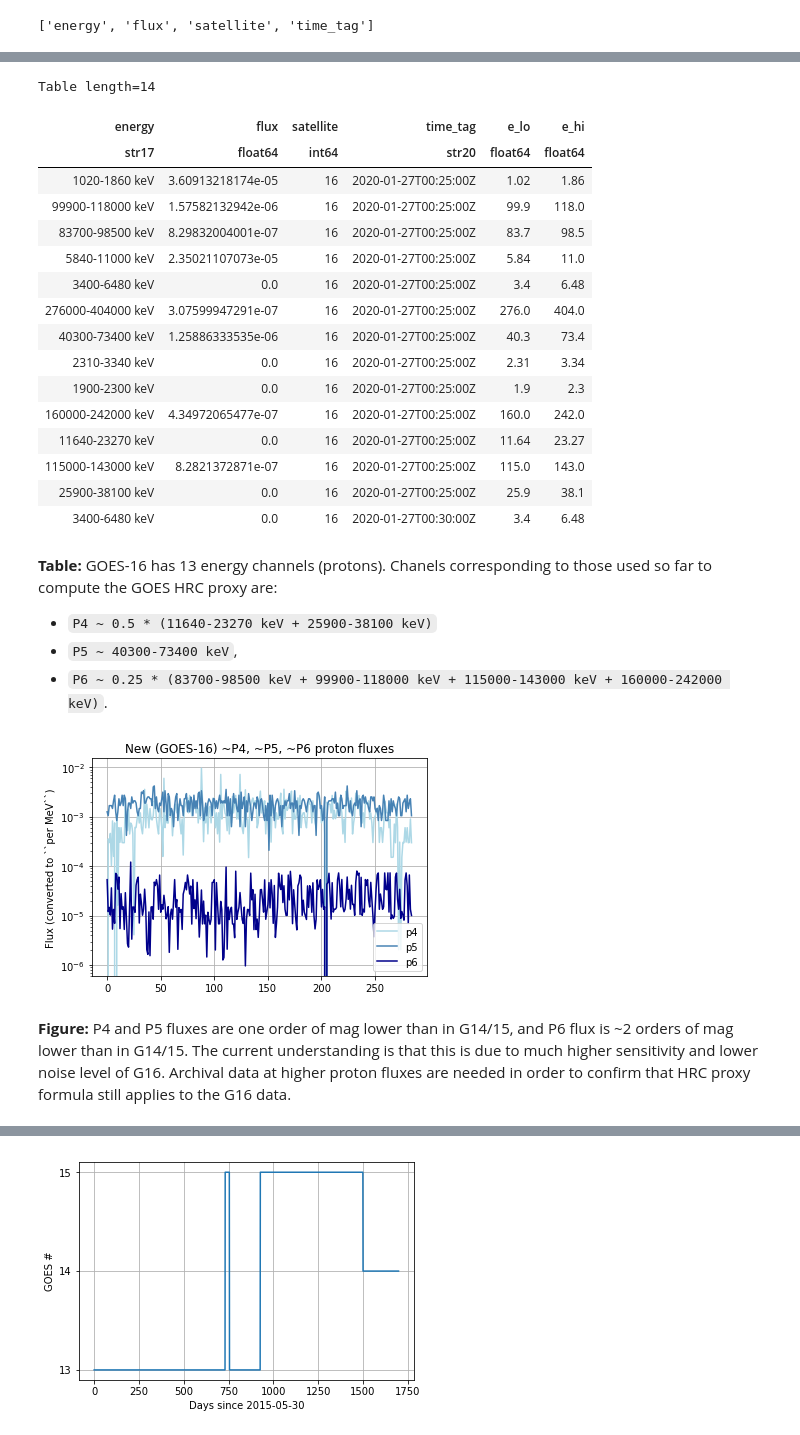
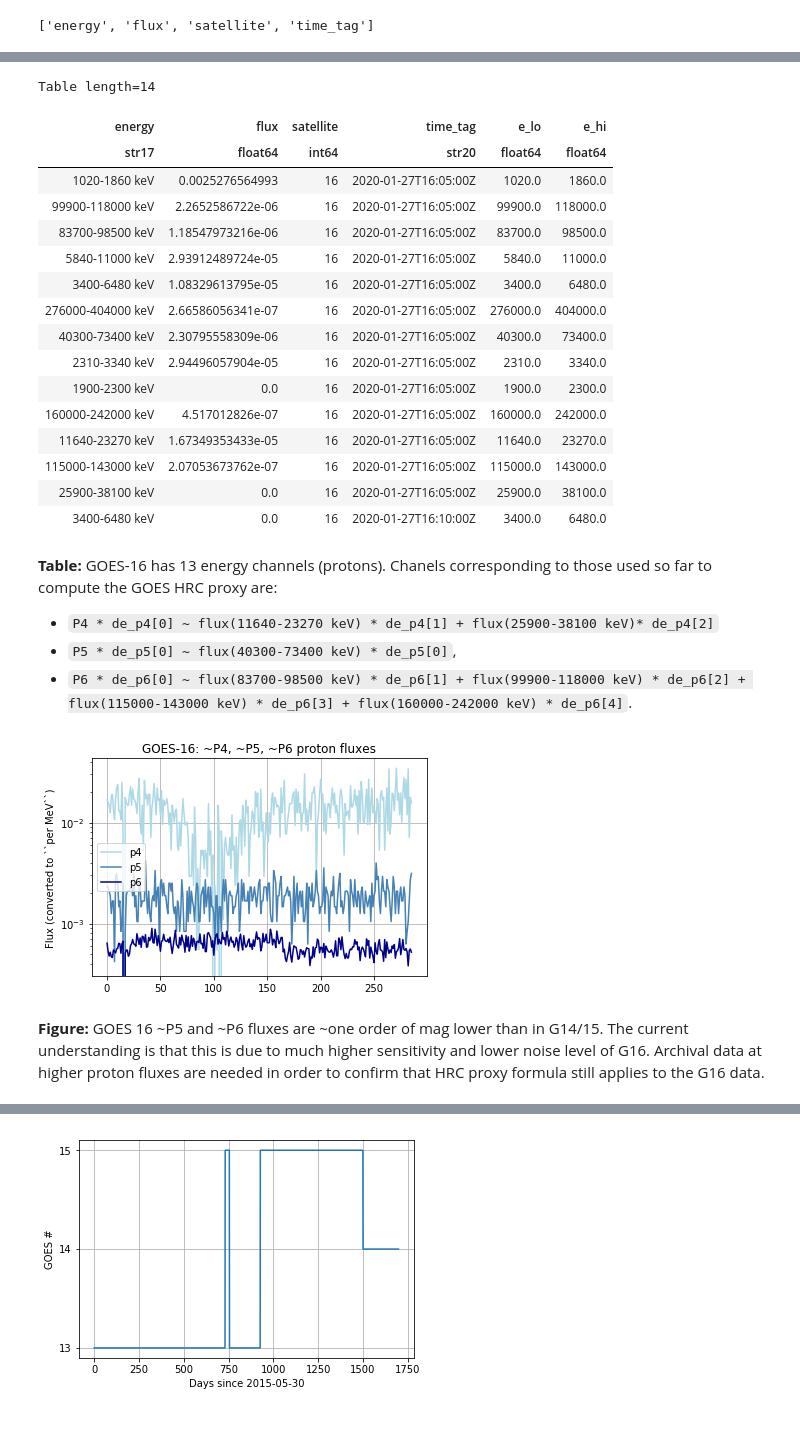
Before and after one commit to chandra-mta/mtanb, a Jupyter notebook: g16-hrc-proxy/g16-hrc-proxy.ipynb, the cells around one changed output, grey strips where cells are left out. Cells and saved outputs as stored; diff of their text form; code cells hidden in the pictures.

Commit message:
Corrected G16 P4, P5, P6 flux computation, added archival GOES data file

```diff
--- a/g16-hrc-proxy/g16-hrc-proxy.ipynb
+++ b/g16-hrc-proxy/g16-hrc-proxy.ipynb
@@ -251,8 +251,8 @@ ehis = []
 for row in t['energy']:
     tmp = row.split(' ')
     items = tmp[0].split('-')
-    elos.append(float(items[0]) / 1000) # convert from keV to MeV
-    ehis.append(float(items[1]) / 1000)
+    elos.append(float(items[0]))
+    ehis.append(float(items[1]))
 # %%
 t['e_lo'] = elos
 t['e_hi'] = ehis
@@ -264,39 +264,49 @@ t[:14]
 Table length=14
 | energy | flux | satellite | time_tag | e_lo | e_hi |
 | str17 | float64 | int64 | str20 | float64 | float64 |
-| 1020-1860 keV | 3.60913218174e-05 | 16 | 2020-01-27T00:25:00Z | 1.02 | 1.86 |
-| 99900-118000 keV | 1.57582132942e-06 | 16 | 2020-01-27T00:25:00Z | 99.9 | 118.0 |
-| 83700-98500 keV | 8.29832004001e-07 | 16 | 2020-01-27T00:25:00Z | 83.7 | 98.5 |
-| 5840-11000 keV | 2.35021107073e-05 | 16 | 2020-01-27T00:25:00Z | 5.84 | 11.0 |
-| 3400-6480 keV | 0.0 | 16 | 2020-01-27T00:25:00Z | 3.4 | 6.48 |
-| 276000-404000 keV | 3.07599947291e-07 | 16 | 2020-01-27T00:25:00Z | 276.0 | 404.0 |
-| 40300-73400 keV | 1.25886333535e-06 | 16 | 2020-01-27T00:25:00Z | 40.3 | 73.4 |
-| 2310-3340 keV | 0.0 | 16 | 2020-01-27T00:25:00Z | 2.31 | 3.34 |
-| 1900-2300 keV | 0.0 | 16 | 2020-01-27T00:25:00Z | 1.9 | 2.3 |
-| 160000-242000 keV | 4.34972065477e-07 | 16 | 2020-01-27T00:25:00Z | 160.0 | 242.0 |
-| 11640-23270 keV | 0.0 | 16 | 2020-01-27T00:25:00Z | 11.64 | 23.27 |
-| 115000-143000 keV | 8.2821372871e-07 | 16 | 2020-01-27T00:25:00Z | 115.0 | 143.0 |
-| 25900-38100 keV | 0.0 | 16 | 2020-01-27T00:25:00Z | 25.9 | 38.1 |
-| 3400-6480 keV | 0.0 | 16 | 2020-01-27T00:30:00Z | 3.4 | 6.48 |
+| 1020-1860 keV | 0.0025276564993 | 16 | 2020-01-27T16:05:00Z | 1020.0 | 1860.0 |
+| 99900-118000 keV | 2.2652586722e-06 | 16 | 2020-01-27T16:05:00Z | 99900.0 | 118000.0 |
+| 83700-98500 keV | 1.18547973216e-06 | 16 | 2020-01-27T16:05:00Z | 83700.0 | 98500.0 |
+| 5840-11000 keV | 2.93912489724e-05 | 16 | 2020-01-27T16:05:00Z | 5840.0 | 11000.0 |
+| 3400-6480 keV | 1.08329613795e-05 | 16 | 2020-01-27T16:05:00Z | 3400.0 | 6480.0 |
+| 276000-404000 keV | 2.66586056341e-07 | 16 | 2020-01-27T16:05:00Z | 276000.0 | 404000.0 |
+| 40300-73400 keV | 2.30795558309e-06 | 16 | 2020-01-27T16:05:00Z | 40300.0 | 73400.0 |
+| 2310-3340 keV | 2.94496057904e-05 | 16 | 2020-01-27T16:05:00Z | 2310.0 | 3340.0 |
+| 1900-2300 keV | 0.0 | 16 | 2020-01-27T16:05:00Z | 1900.0 | 2300.0 |
+| 160000-242000 keV | 4.517012826e-07 | 16 | 2020-01-27T16:05:00Z | 160000.0 | 242000.0 |
+| 11640-23270 keV | 1.67349353433e-05 | 16 | 2020-01-27T16:05:00Z | 11640.0 | 23270.0 |
+| 115000-143000 keV | 2.07053673762e-07 | 16 | 2020-01-27T16:05:00Z | 115000.0 | 143000.0 |
+| 25900-38100 keV | 0.0 | 16 | 2020-01-27T16:05:00Z | 25900.0 | 38100.0 |
+| 3400-6480 keV | 0.0 | 16 | 2020-01-27T16:10:00Z | 3400.0 | 6480.0 |
 # %% [markdown]
 __Table:__ GOES-16 has 13 energy channels (protons). Chanels corresponding to those used so far to compute the GOES HRC proxy are:
-  * ``P4 ~ 0.5 * (11640-23270 keV + 25900-38100 keV)``
-  * ``P5 ~ 40300-73400 keV``,
-  * ``P6 ~ 0.25 * (83700-98500 keV + 99900-118000 keV + 115000-143000 keV + 160000-242000 keV)``.
+  * ``P4 * de_p4[0] ~ flux(11640-23270 keV) * de_p4[1] + flux(25900-38100 keV)* de_p4[2]``
+  * ``P5 * de_p5[0] ~ flux(40300-73400 keV) * de_p5[0]``,
+  * ``P6 * de_p6[0] ~ flux(83700-98500 keV) * de_p6[1] + flux(99900-118000 keV) * de_p6[2] + flux(115000-143000 keV) * de_p6[3] + flux(160000-242000 keV) * de_p6[4]``.
+# %%
+de_p4 = 23270 - 11640
+de_p5 = 73400 - 40300
+de_p6 = 242000 - 83700
 # %%
 p4_flux = 0
 p5_flux = 0
 p6_flux = 0
 rows = []
 row = []
+
 time_tag = t['time_tag'][0]
 
 for entry in t:
     if entry['time_tag'] != time_tag:
+        # Averages
+        p4_flux = p4_flux / de_p4
+        p5_flux = p5_flux / de_p5
+        p6_flux = p6_flux / de_p6
+        # Save fluxes in ``per MeV``
         rows.append(['p4', p4_flux * 1000, 16, time_tag, 11.6, 23.27])
         rows.append(['p5', p5_flux * 1000, 16, time_tag, 40.3, 73.4])
         rows.append(['p6', p6_flux * 1000, 16, time_tag, 83.7, 242])
-        # Convert fluxes from ``per keV`` to ``per MeV``
+        # Use fluxes converted from ``per keV`` to ``per MeV``
         hrc_proxy = calc_hrc_proxy(p4_flux * 1000, p5_flux * 1000, p6_flux * 1000)
         rows.append(['hrc_proxy', hrc_proxy, 16, time_tag, 11.6, 242])
         p4_flux = 0
@@ -304,39 +314,36 @@ for entry in t:
         p6_flux = 0
         time_tag = entry['time_tag']
 
-    if entry['energy'] in ('11640-23270 keV', '25900-38100 keV'):
-        p4_flux += entry['flux']
-    if entry['energy'] == '40300-73400 keV':
-        p5_flux = entry['flux']
-    if entry['energy'] in ('83700-98500 keV', '99900-118000 keV',
-                           '115000-143000 keV', '160000-242000 keV'):
-        p6_flux += entry['flux']
-
-    # Averages
-    p4_flux /= 2
-    p6_flux /= 4
+    energy = entry['energy']
+    if energy in ('11640-23270 keV', '25900-38100 keV'):
+        p4_flux += entry['flux'] * (entry['e_hi'] - entry['e_lo'])
+    if energy == '40300-73400 keV':
+        p5_flux = entry['flux'] * (entry['e_hi'] - entry['e_lo'])
+    if energy in ('83700-98500 keV', '99900-118000 keV',
+                  '115000-143000 keV', '160000-242000 keV'):
+        p6_flux += entry['flux'] * (entry['e_hi'] - entry['e_lo'])
 # %%
 for row in rows:
     t.add_row(row)
 # %%
 ok = t['energy'] == 'p4'
 plt.plot(t['flux'][ok], 'lightblue', label='p4')
 
 ok = t['energy'] == 'p5'
 plt.plot(t['flux'][ok], 'steelblue', label='p5')
 
 ok = t['energy'] == 'p6'
 plt.plot(t['flux'][ok], 'darkblue', label='p6')
 
 plt.legend()
 plt.ylabel('Flux (converted to ``per MeV``)')
-plt.title('New (GOES-16) ~P4, ~P5, ~P6 proton fluxes')
+plt.title('GOES-16: ~P4, ~P5, ~P6 proton fluxes')
 plt.yscale('log')
 plt.grid()
 # %% [output]
-[figure, old version]
+[figure, new version]
 # %% [markdown]
-__Figure:__ P4 and P5 fluxes are one order of mag lower than in G14/15, and P6 flux is ~2 orders of mag lower than in G14/15. The current understanding is that this is due to much higher sensitivity and lower noise level of G16. Archival data at higher proton fluxes are needed in order to confirm that HRC proxy formula still applies to the G16 data.
+__Figure:__ GOES 16 ~P5 and ~P6 fluxes are ~one order of mag lower than in G14/15. The current understanding is that this is due to much higher sensitivity and lower noise level of G16. Archival data at higher proton fluxes are needed in order to confirm that HRC proxy formula still applies to the G16 data.
 # %%
 ok = t['energy'] == 'hrc_proxy'
 plt.plot(hrc_proxy_g14 / 256, '#666666', label='G14')
```
Also changed, not shown: parts of 12 cells of this notebook, 1 other file.
